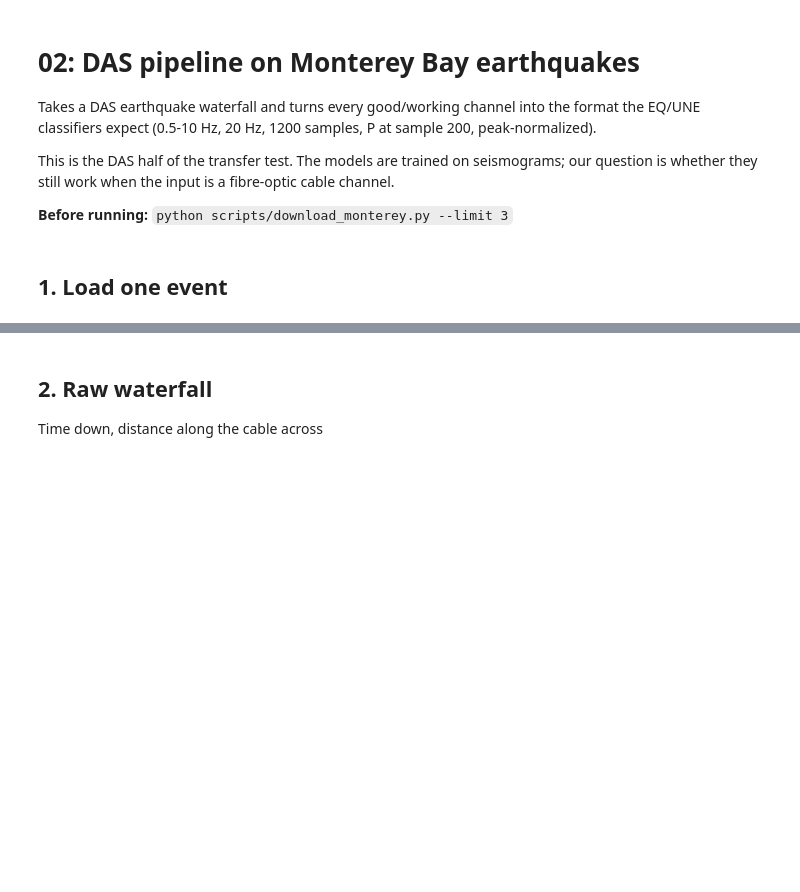
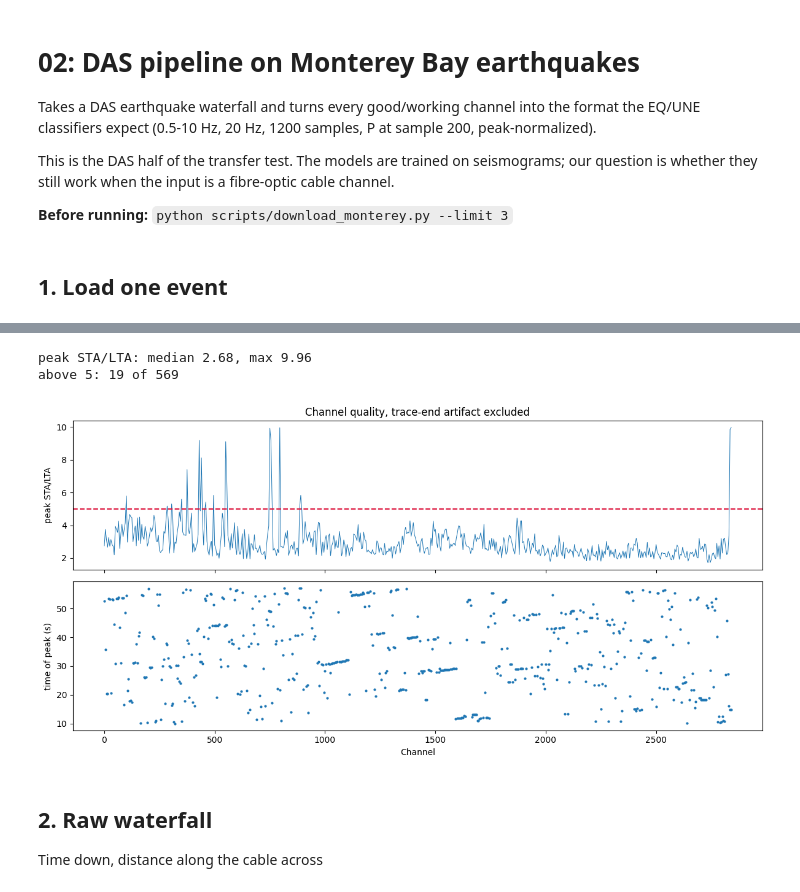
Before and after one commit to wasammy/DAS-SDg2, a Jupyter notebook: notebooks/02_das_pipeline_demo.ipynb, the cells around one changed output, grey strips where cells are left out. Saved outputs shown, nothing was run; the diff lists cells and outputs as text; code cells hidden in the pictures; blank space fills up the shorter version.

```diff
--- a/notebooks/02_das_pipeline_demo.ipynb
+++ b/notebooks/02_das_pipeline_demo.ipynb
@@ -41,0 +53,6 @@ print(f"duration {meta['n_time'] / meta['fs']:.0f} s")
+# %%
+import h5py
+with h5py.File(files[0], "r") as f:
+    for k, v in f["data"].attrs.items():
+        print(f"{k:22s} {v}")
+    print("\nother keys in file:", list(f.keys()))
@@ -42,3 +71,35 @@ print(f"duration {meta['n_time'] / meta['fs']:.0f} s")
+# %%
+scores, picks, chans = [], [], []
+for c in sub:
+    x, fs2 = resample(bandpass(data[c], meta["fs"]), meta["fs"])
+    e = x ** 2
+    cs = np.cumsum(np.insert(e, 0, 0.0))
+    nsta, nlta = 20, 200
+    sta = (cs[nsta:] - cs[:-nsta]) / nsta
+    lta = (cs[nlta:] - cs[:-nlta]) / nlta
+    n = min(len(sta) - (nlta - nsta), len(lta))
+    r = np.where(lta[:n] > 0, sta[nlta-nsta:nlta-nsta+n] / lta[:n], 0)
+
+    r[-60:] = 0          # ignore the last 3 s: filter edge transient
+    if r.max() == 0:
+        continue
+    scores.append(r.max()); picks.append((np.argmax(r) + nlta) / fs2); chans.append(c)
+
+scores, picks = np.array(scores), np.array(picks)
+print(f"peak STA/LTA: median {np.median(scores):.2f}, max {scores.max():.2f}")
+print(f"above 5: {(scores > 5).sum()} of {len(scores)}")
+
+fig, ax = plt.subplots(2, 1, figsize=(12, 6), sharex=True)
+ax[0].plot(chans, scores, lw=0.7); ax[0].axhline(5, color="crimson", ls="--")
+ax[0].set_ylabel("peak STA/LTA")
+ax[1].scatter(chans, picks, s=4)
+ax[1].set_xlabel("Channel"); ax[1].set_ylabel("time of peak (s)")
+ax[0].set_title("Channel quality, trace-end artifact excluded")
+plt.tight_layout(); plt.show()
+# %% [output]
+peak STA/LTA: median 2.68, max 9.96
+above 5: 19 of 569
+[figure, added]
 # %% [markdown]
 ## 2. Raw waterfall
 
```
Also changed, not shown: parts of 16 cells of this notebook, 2 other files.
